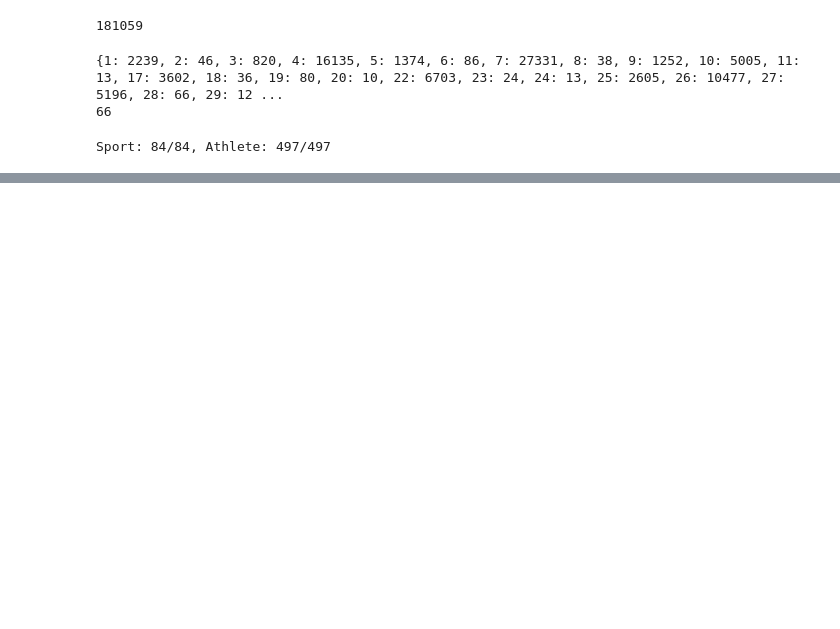
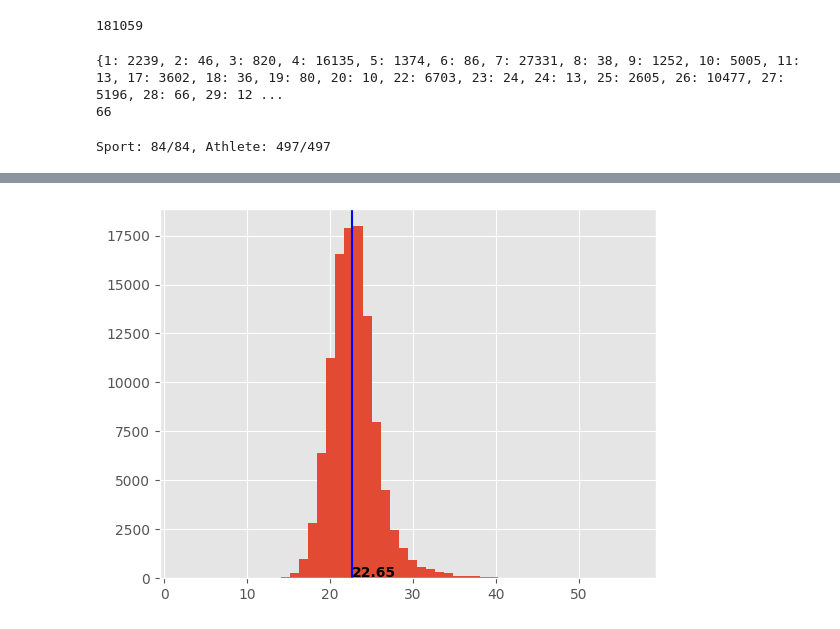
Before and after one commit to beridzeg45/Exploratory-Data-Analysis-with-Python, a Jupyter notebook: athletes.ipynb, the cells around one changed output, grey strips where cells are left out. Drawn from its saved outputs; the diff is of its cells as text; code cells hidden in the pictures; blank space fills up the shorter version.

```diff
--- a/athletes.ipynb
+++ b/athletes.ipynb
@@ -123,0 +292,15 @@ Sport: 84/84, Athlete: 497/497
+# %%
+df['BMI']=df['Weight (kg)']/(df['Height (cm)']/100)**2
+# %%
+mean=df['BMI'].mean()
+std=df['BMI'].std()
+
+filtered=df[(df['BMI'] > mean - 3 * std) & (df['BMI'] < mean + 3 * std)]
+median=filtered['BMI'].median()
+
+filtered['BMI'].hist(bins=50)
+plt.axvline(median, label='Median',color='blue')
+plt.text(median,100,median.round(2),fontweight='bold')
+plt.show()
+# %% [output]
+[figure, added]
```
Also changed, not shown: parts of 28 cells of this notebook.
